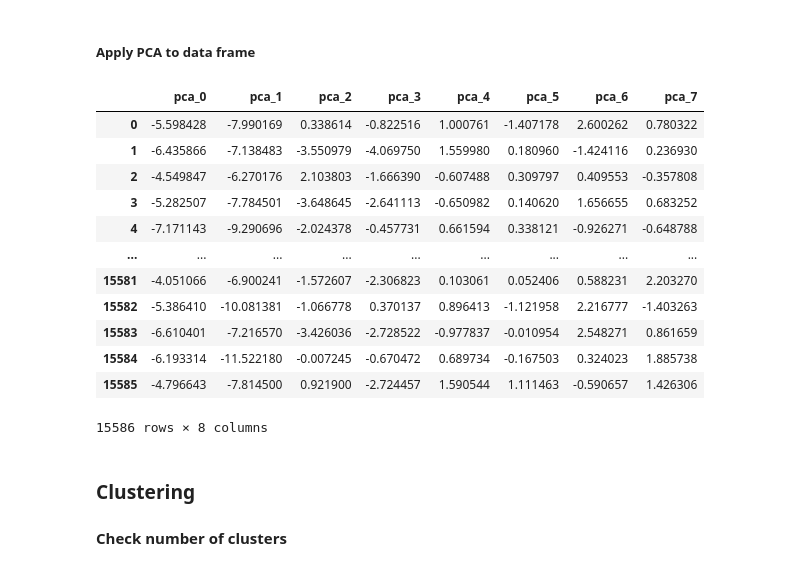
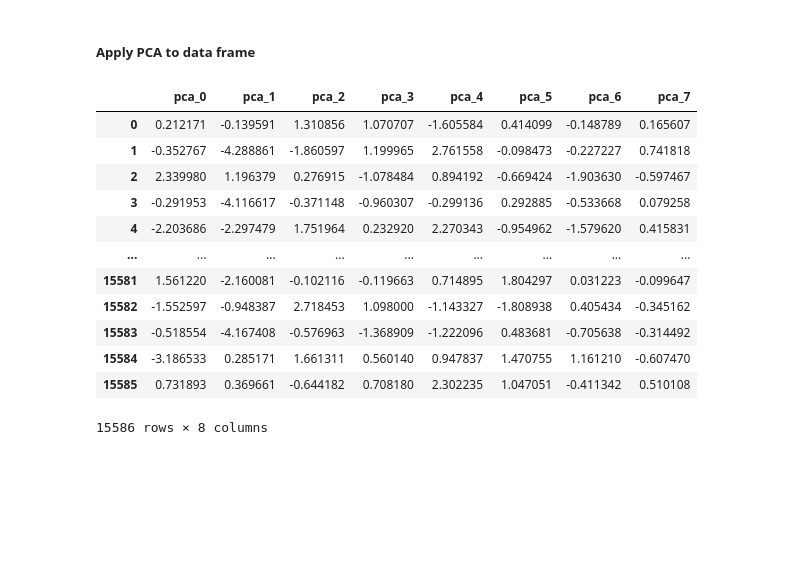
Before and after one commit to manelcbf/DSaML_Projects, a Jupyter notebook: Unsupervised_learning/202122_Cluster_Group07_Notebook.ipynb, the cells around one changed output. Cells and saved outputs as stored; diff of their text form; code cells hidden in the pictures; blank space fills up the shorter version.

```diff
--- a/Unsupervised_learning/202122_Cluster_Group07_Notebook.ipynb
+++ b/Unsupervised_learning/202122_Cluster_Group07_Notebook.ipynb
@@ -245,5 +256,7 @@ db['TypeTravel'].value_counts()
 0     4832
 Name: TypeTravel, dtype: int64
 # %%
-db['RoomType'] = db['RoomType'].replace('single',0).replace('double',1).replace('suite',2)
-db['RoomType'].value_counts() #singles will be represented by 0s, doubles by 1s and suites by 2s.
+# Isto é uma variável categórica não binária. Não podemos fazer isto, temos de criar dummy variables.
+
+#db['RoomType'] = db['RoomType'].replace('single',0).replace('double',1).replace('suite',2)
+#db['RoomType'].value_counts() #singles will be represented by 0s, doubles by 1s and suites by 2s.
@@ -476,15 +827,7 @@ db
 # %% [markdown]
 ## Hotel Perspective
 # %%
-db['RoomType'] = db['RoomType'].replace(0,'single').replace(1,'double').replace(2,'suite')
-db_hotel = db.drop(columns = ['Name','Churn','Longevity', 'Year_Birth','TypeTravel', 'RewardPoints', 'AverageRating', 'Staff_Related', 'Room_Related', 'Bar_Related','Gender'], axis=1)
-db_hotel = pd.get_dummies(db_hotel)
-
-db_hotel_normalized = MinMaxScaler().fit_transform(db_hotel)
-
-cols = db_hotel.columns
-db_hotel_normalized = pd.DataFrame(db_hotel_normalized, columns = cols)
-
-print(db_hotel_normalized.shape)
-db_hotel_normalized.head(5)
+db_hotel = db.drop(columns = ['Name','Longevity', 'Year_Birth','TypeTravel', 'RoomType', 'RewardPoints', 'AverageRating', 'Staff_Related', 'Room_Related', 'Bar_Related','Gender'], axis=1)
+print(db_hotel.shape)
+db_hotel.head(2)
 # %% [output]
@@ -501,7 +841,7 @@ db_hotel_normalized.head(5)
 from sklearn.decomposition import PCA
 
 pca = PCA(n_components = 'mle' , svd_solver='full') # Minka’s MLE algorithm is used to guess the dimension
-pca.fit(db_hotel_normalized)
+pca.fit(db_hotel)
 # %% [output]
 PCA(n_components='mle', svd_solver='full')
 # %%
@@ -610,25 +949,22 @@ An analysis encompassing these variables into buckets would be more fruitfull
 # %%
 # Aplicar a transformação e converter o resultado num data frame
 
-n_components = 16 # o número total de componentes que foi devolvido do PCA
+n_components = 14 # o número total de componentes que foi devolvido do PCA
 columns = ['pca_%i' % i for i in range(n_components)]
 db_hotel_pca = pd.DataFrame(pca.transform(db_hotel), columns=columns, index=db_hotel.index)
-db_hotel_pca_9 = db_hotel_pca.drop(db_hotel_pca.loc[:, 'pca_8':'pca_15'], axis=1) # Reduce to 8 components
+db_hotel_pca_9 = db_hotel_pca.drop(db_hotel_pca.loc[:, 'pca_8':'pca_13'], axis=1) # Reduce to 8 components
 db_hotel_pca_9
 # %% [output]
 |  | pca_0 | pca_1 | pca_2 | pca_3 | pca_4 | pca_5 | pca_6 | pca_7 |
-| 0 | -5.598428 | -7.990169 | 0.338614 | -0.822516 | 1.000761 | -1.407178 | 2.600262 | 0.780322 |
-| 1 | -6.435866 | -7.138483 | -3.550979 | -4.069750 | 1.559980 | 0.180960 | -1.424116 | 0.236930 |
-| 2 | -4.549847 | -6.270176 | 2.103803 | -1.666390 | -0.607488 | 0.309797 | 0.409553 | -0.357808 |
-| 3 | -5.282507 | -7.784501 | -3.648645 | -2.641113 | -0.650982 | 0.140620 | 1.656655 | 0.683252 |
-| 4 | -7.171143 | -9.290696 | -2.024378 | -0.457731 | 0.661594 | 0.338121 | -0.926271 | -0.648788 |
+| 0 | 0.212171 | -0.139591 | 1.310856 | 1.070707 | -1.605584 | 0.414099 | -0.148789 | 0.165607 |
+| 1 | -0.352767 | -4.288861 | -1.860597 | 1.199965 | 2.761558 | -0.098473 | -0.227227 | 0.741818 |
+| 2 | 2.339980 | 1.196379 | 0.276915 | -1.078484 | 0.894192 | -0.669424 | -1.903630 | -0.597467 |
+| 3 | -0.291953 | -4.116617 | -0.371148 | -0.960307 | -0.299136 | 0.292885 | -0.533668 | 0.079258 |
+| 4 | -2.203686 | -2.297479 | 1.751964 | 0.232920 | 2.270343 | -0.954962 | -1.579620 | 0.415831 |
 | ... | ... | ... | ... | ... | ... | ... | ... | ... |
-| 15581 | -4.051066 | -6.900241 | -1.572607 | -2.306823 | 0.103061 | 0.052406 | 0.588231 | 2.203270 |
-| 15582 | -5.386410 | -10.081381 | -1.066778 | 0.370137 | 0.896413 | -1.121958 | 2.216777 | -1.403263 |
-| 15583 | -6.610401 | -7.216570 | -3.426036 | -2.728522 | -0.977837 | -0.010954 | 2.548271 | 0.861659 |
-| 15584 | -6.193314 | -11.522180 | -0.007245 | -0.670472 | 0.689734 | -0.167503 | 0.324023 | 1.885738 |
-| 15585 | -4.796643 | -7.814500 | 0.921900 | -2.724457 | 1.590544 | 1.111463 | -0.590657 | 1.426306 |
+| 15581 | 1.561220 | -2.160081 | -0.102116 | -0.119663 | 0.714895 | 1.804297 | 0.031223 | -0.099647 |
+| 15582 | -1.552597 | -0.948387 | 2.718453 | 1.098000 | -1.143327 | -1.808938 | 0.405434 | -0.345162 |
+| 15583 | -0.518554 | -4.167408 | -0.576963 | -1.368909 | -1.222096 | 0.483681 | -0.705638 | -0.314492 |
+| 15584 | -3.186533 | 0.285171 | 1.661311 | 0.560140 | 0.947837 | 1.470755 | 1.161210 | -0.607470 |
+| 15585 | 0.731893 | 0.369661 | -0.644182 | 0.708180 | 2.302235 | 1.047051 | -0.411342 | 0.510108 |
 15586 rows × 8 columns
-# %% [markdown]
-### Clustering
-#### Check number of clusters
```
Also changed, not shown: parts of 45 cells of this notebook.
